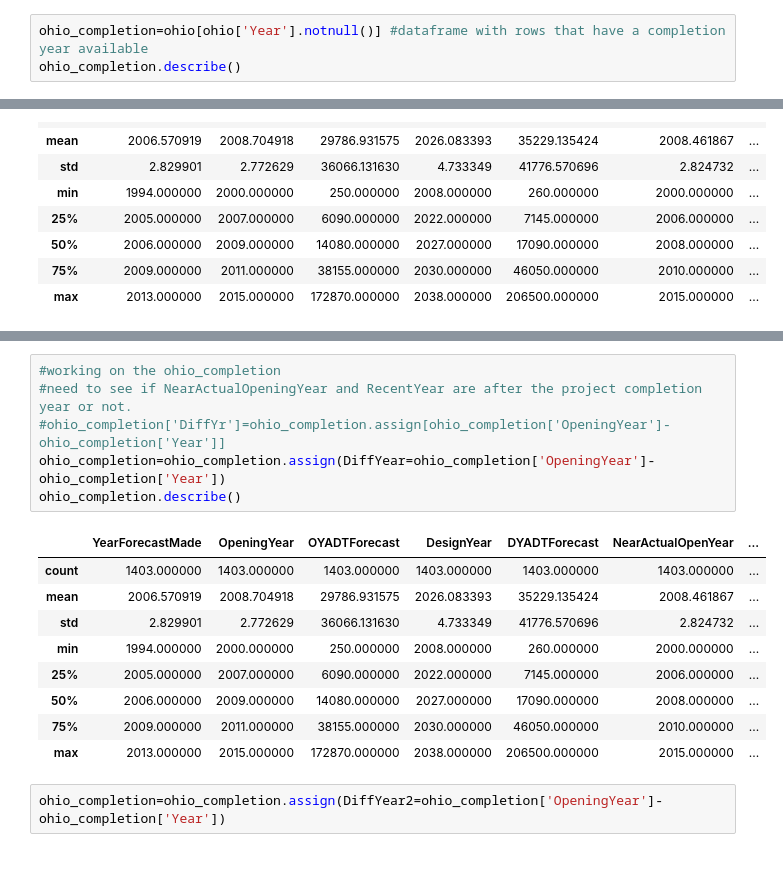
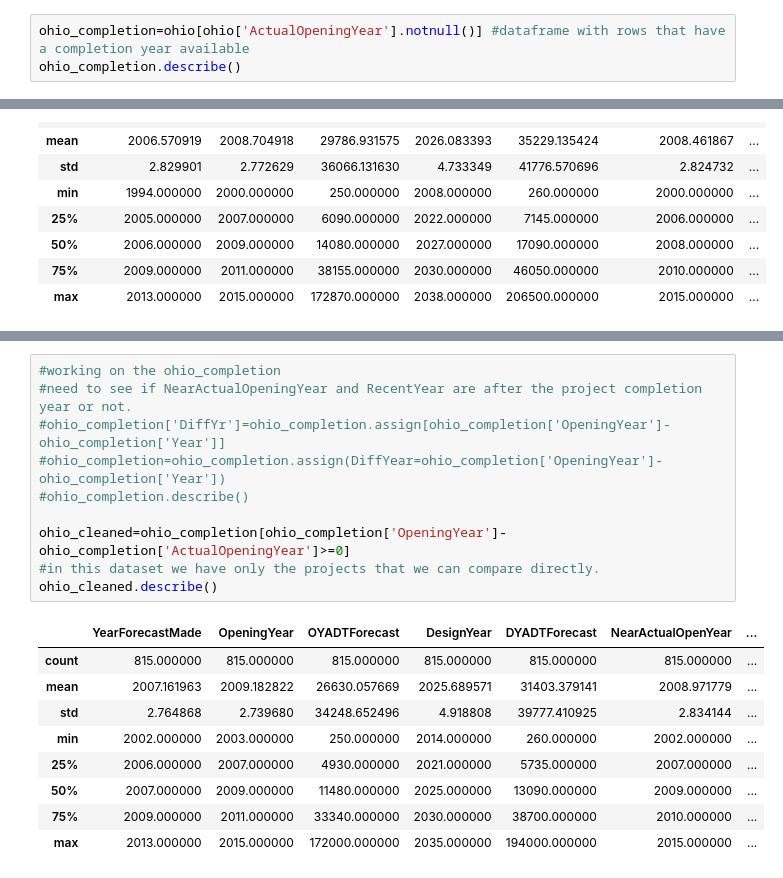
Before and after one commit to jawadmhoque/accuracy-assessment, a Jupyter notebook: Ohio Dataset Cleanup.ipynb, the cells around one changed output, grey strips where cells are left out. Saved outputs shown, nothing was run; the diff lists cells and outputs as text.

Commit message:
Working on rows with completion date available

```diff
--- a/Ohio Dataset Cleanup.ipynb
+++ b/Ohio Dataset Cleanup.ipynb
@@ -35,7 +37,7 @@ ohio.describe()
 | 75% | 2015.000000 | 2017.000000 | 3.500750e+04 | 2036.000000 | 4.158250e+04 | 2015.000000 | ... |
 | max | 2017.000000 | 2025.000000 | 1.159100e+06 | 2050.000000 | 3.063000e+06 | 2015.000000 | ... |
 # %%
-ohio_completion=ohio[ohio['Year'].notnull()] #dataframe with rows that have a completion year available
+ohio_completion=ohio[ohio['ActualOpeningYear'].notnull()] #dataframe with rows that have a completion year available
 ohio_completion.describe()
 # %% [output]
 |  | YearForecastMade | OpeningYear | OYADTForecast | DesignYear | DYADTForecast | NearActualOpenYear | ... |
@@ -63,18 +65,20 @@ ohio_basic.describe()
 # %%
 #working on the ohio_completion
 #need to see if NearActualOpeningYear and RecentYear are after the project completion year or not.
 #ohio_completion['DiffYr']=ohio_completion.assign[ohio_completion['OpeningYear']-ohio_completion['Year']]
-ohio_completion=ohio_completion.assign(DiffYear=ohio_completion['OpeningYear']-ohio_completion['Year'])
-ohio_completion.describe()
+#ohio_completion=ohio_completion.assign(DiffYear=ohio_completion['OpeningYear']-ohio_completion['Year'])
+#ohio_completion.describe()
+
+ohio_cleaned=ohio_completion[ohio_completion['OpeningYear']-ohio_completion['ActualOpeningYear']>=0]
+#in this dataset we have only the projects that we can compare directly.
+ohio_cleaned.describe()
 # %% [output]
 |  | YearForecastMade | OpeningYear | OYADTForecast | DesignYear | DYADTForecast | NearActualOpenYear | ... |
-| count | 1403.000000 | 1403.000000 | 1403.000000 | 1403.000000 | 1403.000000 | 1403.000000 | ... |
-| mean | 2006.570919 | 2008.704918 | 29786.931575 | 2026.083393 | 35229.135424 | 2008.461867 | ... |
-| std | 2.829901 | 2.772629 | 36066.131630 | 4.733349 | 41776.570696 | 2.824732 | ... |
-| min | 1994.000000 | 2000.000000 | 250.000000 | 2008.000000 | 260.000000 | 2000.000000 | ... |
-| 25% | 2005.000000 | 2007.000000 | 6090.000000 | 2022.000000 | 7145.000000 | 2006.000000 | ... |
-| 50% | 2006.000000 | 2009.000000 | 14080.000000 | 2027.000000 | 17090.000000 | 2008.000000 | ... |
-| 75% | 2009.000000 | 2011.000000 | 38155.000000 | 2030.000000 | 46050.000000 | 2010.000000 | ... |
-| max | 2013.000000 | 2015.000000 | 172870.000000 | 2038.000000 | 206500.000000 | 2015.000000 | ... |
+| count | 815.000000 | 815.000000 | 815.000000 | 815.000000 | 815.000000 | 815.000000 | ... |
+| mean | 2007.161963 | 2009.182822 | 26630.057669 | 2025.689571 | 31403.379141 | 2008.971779 | ... |
+| std | 2.764868 | 2.739680 | 34248.652496 | 4.918808 | 39777.410925 | 2.834144 | ... |
+| min | 2002.000000 | 2003.000000 | 250.000000 | 2014.000000 | 260.000000 | 2002.000000 | ... |
+| 25% | 2006.000000 | 2007.000000 | 4930.000000 | 2021.000000 | 5735.000000 | 2007.000000 | ... |
+| 50% | 2007.000000 | 2009.000000 | 11480.000000 | 2025.000000 | 13090.000000 | 2009.000000 | ... |
+| 75% | 2009.000000 | 2011.000000 | 33340.000000 | 2030.000000 | 38700.000000 | 2010.000000 | ... |
+| max | 2013.000000 | 2015.000000 | 172000.000000 | 2035.000000 | 194000.000000 | 2015.000000 | ... |
-# %%
-ohio_completion=ohio_completion.assign(DiffYear2=ohio_completion['OpeningYear']-ohio_completion['Year'])
```
Also changed, not shown: parts of 11 cells of this notebook.
